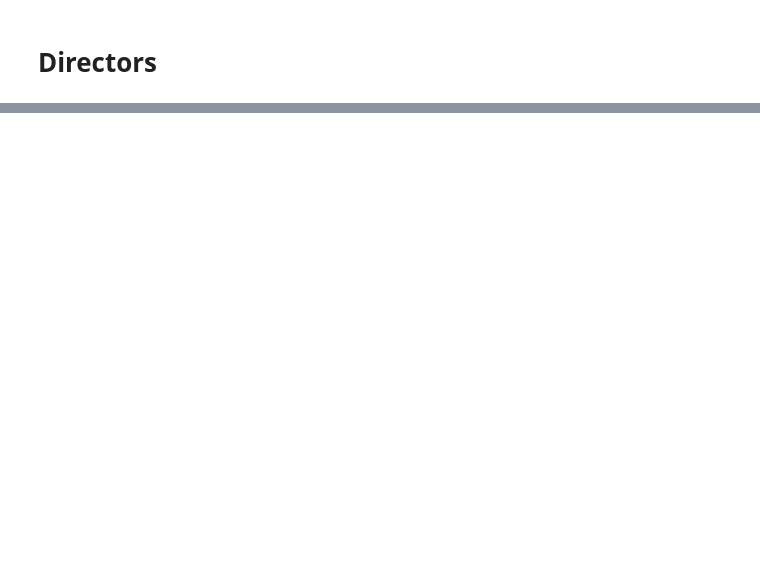
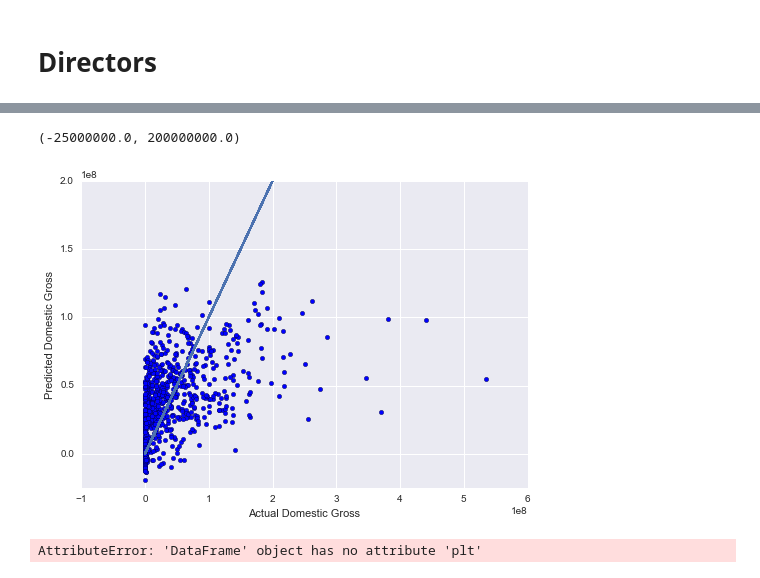
Before and after one commit to gzchen90/team4_project1, a Jupyter notebook: raw_data/Model Merging.ipynb, the cells around one changed output, grey strips where cells are left out. Saved outputs shown, nothing was run; the diff lists cells and outputs as text; code cells hidden in the pictures; blank space fills up the shorter version.

```diff
--- a/raw_data/Model Merging.ipynb
+++ b/raw_data/Model Merging.ipynb
@@ -29,0 +224,3 @@ TypeError: read_excel() takes at least 1 argument (0 given)
+# %%
+model_table=final_table[l3]
+model_table.to_excel('model_table.xlsx')
@@ -29,0 +231,21 @@ TypeError: read_excel() takes at least 1 argument (0 given)
+# %%
+#split the data into train(0.75) and test(0.25)
+from sklearn.cross_validation import train_test_split
+train, test = train_test_split(model_table, test_size = 0.25)
+# %%
+#fit lasso CV model
+#predictor_list is the list of variables that we want to use for modelling
+#here I get it from the column names -predictors and movie title. you
+#can create your own directly from the name list
+predictor_list = list(train.columns.values)
+predictor_list.remove('domestic_gross')
+predictor_list.remove('title')
+predictor_list.remove('title')
+# %%
+#fit the lasso model, which get selection and estimation at one step.
+#if you want to see which variable is significant, there is an easy way:
+#just look at the coefficients, greater than 0 means that it is used for prediction
+
+from sklearn.linear_model import LassoCV
+clf = LassoCV(cv=20).fit(train[predictor_list],train.domestic_gross)
+Y_pred = clf.predict(test[predictor_list])
@@ -29,0 +288,14 @@ TypeError: read_excel() takes at least 1 argument (0 given)
+# %%
+plt.scatter(test.domestic_gross,Y_pred)
+plt.xlabel("Actual Domestic Gross")
+plt.ylabel("Predicted Domestic Gross")
+plt.plot(test.domestic_gross,test.domestic_gross)
+plt.ylim([-.25e8,2e8])
+plt.title()
+# %% [output]
+(-25000000.0, 200000000.0)
+[figure, added]
+# %%
+model_table.plt(time,domestic_growth)
+# %% [output]
+AttributeError: 'DataFrame' object has no attribute 'plt'
```
Also changed, not shown: parts of 22 cells of this notebook, 10 other files.
